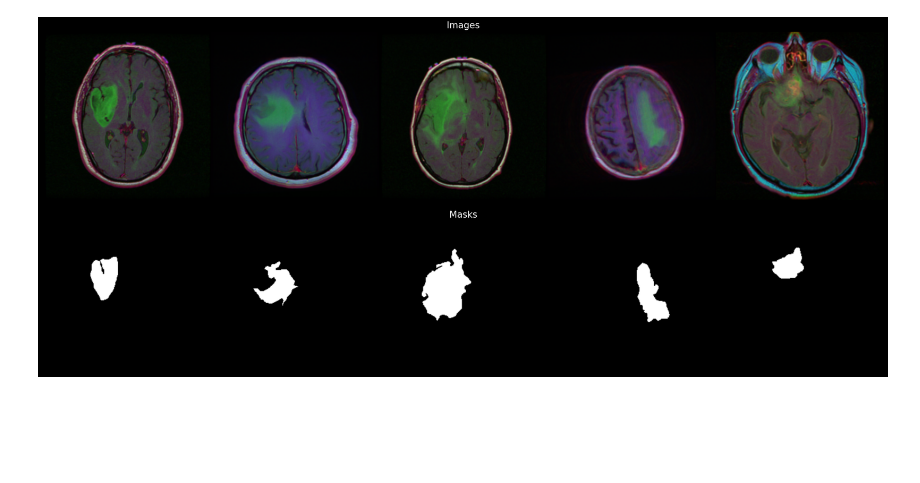
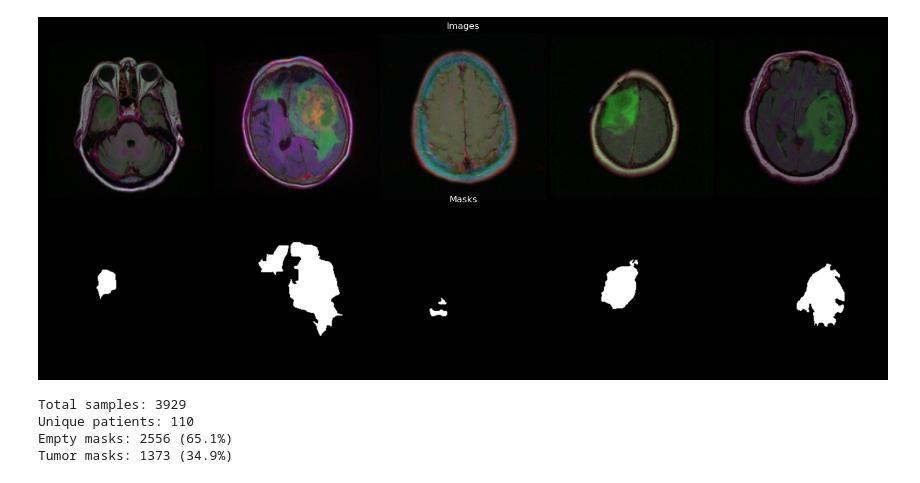
Before and after one commit to Severin48/Brain-Tumor-Semantic-Segmentation, a Jupyter notebook: DataExploration.ipynb, the cells around one changed output. Saved outputs shown, nothing was run; the diff lists cells and outputs as text; code cells hidden in the pictures; blank space fills up the shorter version.

Commit message:
extended Dataexploration

```diff
--- a/DataExploration.ipynb
+++ b/DataExploration.ipynb
@@ -69,17 +77,8 @@ Path to the Mask: D:/data/kaggle/input/lgg-mri-segmentation/kaggle_3m\TCGA_DU_81
 # %%
-# Final dataframe
-df = pd.DataFrame({"patient": df_imgs.dirname.values,
-                       "image_path": imgs,
-                   "mask_path": masks})
-
-
-# Adding A/B column for diagnosis
+# Diagnosis column
 def positiv_negativ_diagnosis(mask_path):
-    value = np.max(cv2.imread(mask_path))
-    if value > 0 : return 1
-    else: return 0
-
-df["diagnosis"] = df["mask_path"].apply(lambda m: positiv_negativ_diagnosis(m))
-df
+    return 1 if np.max(cv2.imread(mask_path)) > 0 else 0
+df['diagnosis'] = df['mask_path'].apply(positiv_negativ_diagnosis)
+df.head()
 # %% [output]
 |  | patient | image_path | mask_path | diagnosis |
@@ -98,30 +90,31 @@ df
 # %%
-sample_df = df[df["diagnosis"] == 1].sample(5).values
-sample_imgs = []
-for i, data in enumerate(sample_df):
-    #print(data)
-    img = cv2.resize(cv2.imread(data[1]), (IMG_SIZE, IMG_SIZE))
-    mask = cv2.resize(cv2.imread(data[2]), (IMG_SIZE, IMG_SIZE))
-    sample_imgs.extend([img, mask])
-
-
-sample_imgs_arr = np.hstack(np.array(sample_imgs[::2]))
-sample_masks_arr = np.hstack(np.array(sample_imgs[1::2]))
-
-# Plot
-fig = plt.figure(figsize=(25., 25.))
-grid = ImageGrid(fig, 111,
-                 nrows_ncols=(2, 1),
-                 axes_pad=0.1,
-                 )
-
-
-grid[0].imshow(sample_imgs_arr)
-grid[0].set_title("Images", fontsize=15)
-grid[0].axis("off")
-grid[1].imshow(sample_masks_arr)
-grid[1].set_title("Masks", fontsize=15, y=0.9)
-grid[1].axis("off")
+# Sample visualization
+sample_df = df[df['diagnosis']==1].sample(5).values
+imgs, masks = [], []
+for _, img_path, mask_path, _ in sample_df:
+    imgs.append(cv2.resize(cv2.imread(img_path), (IMG_SIZE, IMG_SIZE)))
+    masks.append(cv2.resize(cv2.imread(mask_path), (IMG_SIZE, IMG_SIZE)))
+fig = plt.figure(figsize=(20,20))
+grid = ImageGrid(fig, 111, nrows_ncols=(2,1), axes_pad=0.1)
+grid[0].imshow(np.hstack(imgs));  grid[0].set_title('Images'); grid[0].axis('off')
+grid[1].imshow(np.hstack(masks)); grid[1].set_title('Masks');  grid[1].axis('off')
 plt.show()
 # %% [output]
-[figure, old version]
+[figure, new version]
+# %%
+# Quick summary metrics
+total_samples = len(df)
+unique_patients = df['patient'].nunique()
+imgs_per_patient = df.groupby('patient').size()
+counts = df['diagnosis'].value_counts()
+pct_empty = counts.get(0,0)/total_samples*100
+pct_pos = counts.get(1,0)/total_samples*100
+print(f"Total samples: {total_samples}")
+print(f"Unique patients: {unique_patients}")
+print(f"Empty masks: {counts.get(0,0)} ({pct_empty:.1f}%)")
+print(f"Tumor masks: {counts.get(1,0)} ({pct_pos:.1f}%)")
+# %% [output]
+Total samples: 3929
+Unique patients: 110
+Empty masks: 2556 (65.1%)
+Tumor masks: 1373 (34.9%)
```
Also changed, not shown: parts of 12 cells of this notebook.
